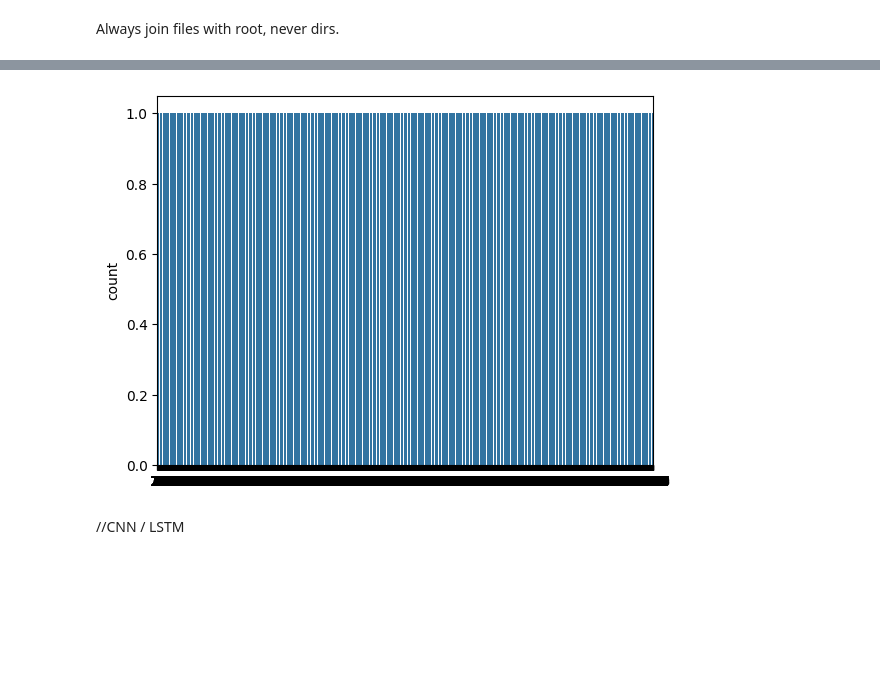
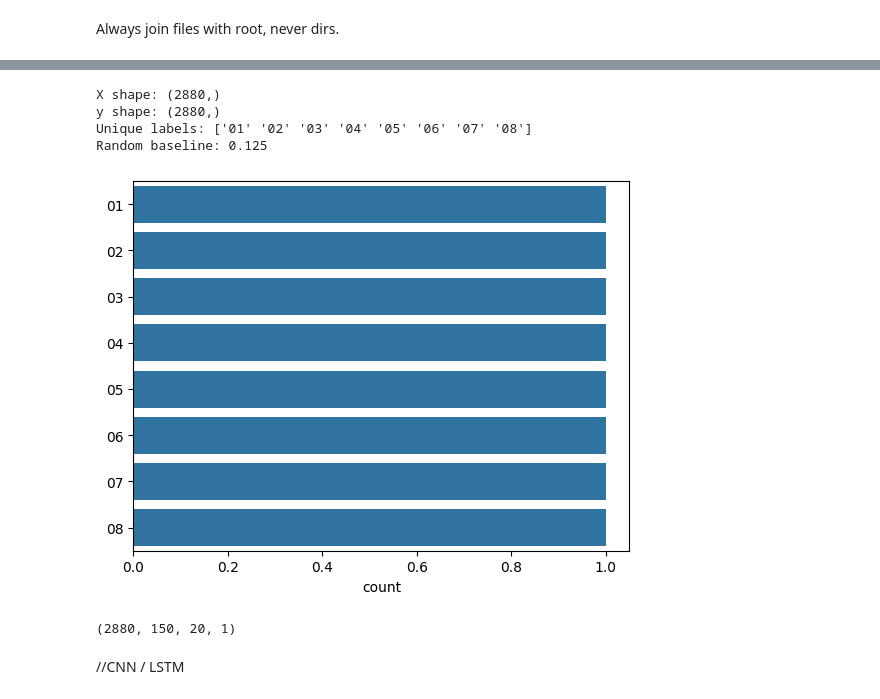
Before and after one commit to janaahmeed/codealpha_tasks, a Jupyter notebook: code_Alpha_task2_(Emotion_Recognition_from_Speech_).ipynb, the cells around one changed output, grey strips where cells are left out. Drawn from its saved outputs; the diff is of its cells as text; code cells hidden in the pictures; blank space fills up the shorter version.

```diff
--- a/code_Alpha_task2_(Emotion_Recognition_from_Speech_).ipynb
+++ b/code_Alpha_task2_(Emotion_Recognition_from_Speech_).ipynb
@@ -36,3 +18,43 @@ def display_wave (data,sr,emotion):
 # %% [markdown]
 Always join files with root, never dirs.
+# %%
+
+import random
+import librosa
+import numpy as np
+def apply_random_augmentation(signal, sr):
+    augmentations = ["none", "stretch", "shift", "pitch", "noise"]
+    choice = random.choice(augmentations)
+
+    noise_factor = 0.005
+
+    if choice == "noise":
+        noise_factor = 0.005
+        signal = signal + np.random.randn(len(signal)) * noise_factor
+
+    elif choice == "stretch":
+        rate = np.random.uniform(0.8, 1.2)
+        signal = librosa.effects.time_stretch(signal, rate=rate)
+
+    elif choice == "shift":
+        shift = int(np.random.uniform(-0.2, 0.2) * len(signal))
+        signal = np.roll(signal, shift)
+
+    elif choice == "pitch":
+        signal = librosa.effects.pitch_shift(
+            signal,
+            sr=sr,
+            n_steps=np.random.uniform(-2, 2)
+        )
+
+    return signal
+
+
+
+def load_audio(path, sr=22050):
+    signal, sr = librosa.load(path, sr=sr ,duration=3.0)
+
+    signal = apply_random_augmentation(signal, sr)
+
+    return signal, sr
 # %%
@@ -92,8 +131,18 @@ print(x.shape, y.shape)
+# %%
+print("X shape:", x.shape)
+print("y shape:", y.shape)
+print("Unique labels:", np.unique(y))
+print("Random baseline:", 1 / len(np.unique(y)))
+# %% [output]
+X shape: (2880,)
+y shape: (2880,)
+Unique labels: ['01' '02' '03' '04' '05' '06' '07' '08']
+Random baseline: 0.125
 # %%
 import seaborn as sns
-sns.countplot(y)
+sns.countplot(np.unique(y))
 plt.show()
 # %% [output]
-[figure, old version]
+[figure, new version]
 # %%
 import tensorflow as tf
@@ -101,5 +155,9 @@ x=tf.keras.preprocessing.sequence.pad_sequences(x ,padding='post')
 
 #for conv2d new dimansion to adapt MFCC inputs for convolutional layers.
 x=x[..., np.newaxis]
+# %%
+x.shape
+# %% [output]
+(2880, 150, 20, 1)
 # %% [markdown]
 //CNN / LSTM
```
Also changed, not shown: parts of 22 cells of this notebook.
